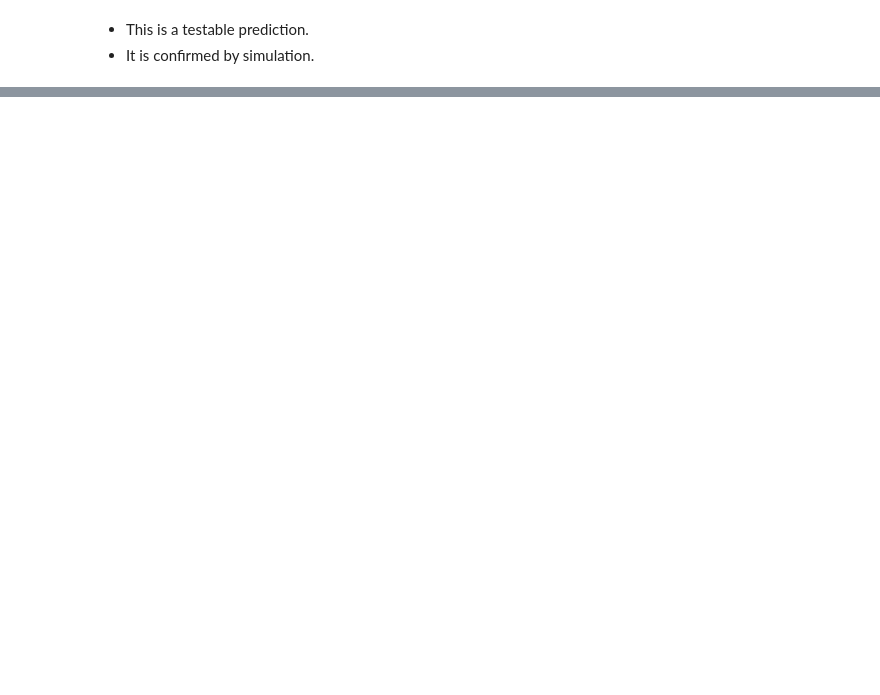
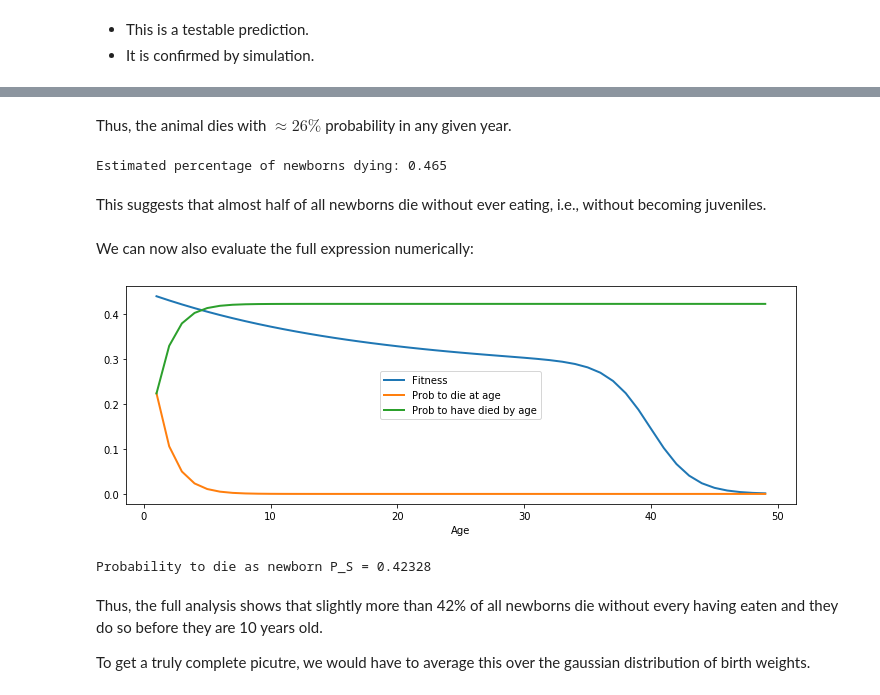
Before and after one commit to heplesser/nmbu_inf200_june2020, a Jupyter notebook: lectures/INF200_H19_J06_ModelDynamics.ipynb, the cells around one changed output, grey strips where cells are left out. Saved outputs shown, nothing was run; the diff lists cells and outputs as text; code cells hidden in the pictures; blank space fills up the shorter version.

```diff
--- a/lectures/INF200_H19_J06_ModelDynamics.ipynb
+++ b/lectures/INF200_H19_J06_ModelDynamics.ipynb
@@ -498,0 +500,44 @@ plt.ylabel('Survival probability');
+# %% [markdown]
+Thus, the animal dies with $\approx 26\%$ probability in any given year.
+# %%
+p_e = 0.4
+PSbar = pbar / (1 - (1-p_e)*(1-pbar))
+print('Estimated percentage of newborns dying: {:.3f}'.format(PSbar))
+# %% [output]
+Estimated percentage of newborns dying: 0.465
+# %% [markdown]
+This suggests that almost half of all newborns die without ever eating, i.e., without becoming juveniles.
+# %% [markdown]
+We can now also evaluate the full expression numerically:
+# %%
+def newborn_death(par, w_0=None, a_max=40, N=200):
+    w_0 = w_0 if w_0 is not None else par['w_birth']
+    p_e = (par['f_max'] / par['F']) / N
+    a = np.arange(1, 50)
+    w = w_0 * (1-par['eta'])**a
+    f = Phi(a, w)
+    pd = par['omega'] * (1-f)
+    pl = np.hstack([np.array([1]), 1-pd[:-1]])
+    Pl = np.cumprod(pl)
+    pS = pd * (1-p_e)**(a-1) * Pl
+    PS = np.cumsum(pS)
+
+    return a, PS, pS, f
+# %%
+a, PS, pS, f = newborn_death(hp)
+
+plt.plot(a, f, lw=2, label='Fitness');
+plt.plot(a, pS, lw=2, label='Prob to die at age');
+plt.plot(a, PS, lw=2, label='Prob to have died by age');
+plt.legend();
+plt.xlabel('Age');
+# %% [output]
+[figure, added]
+# %%
+print('Probability to die as newborn P_S = {:.5f}'.format(PS[-1]))
+# %% [output]
+Probability to die as newborn P_S = 0.42328
+# %% [markdown]
+Thus, the full analysis shows that slightly more than 42% of all newborns die without every having eaten and they do so before they are 10 years old.
+
+To get a truly complete picutre, we would have to average this over the gaussian distribution of birth weights.
```
Also changed, not shown: parts of 63 cells of this notebook, 1 other file.
